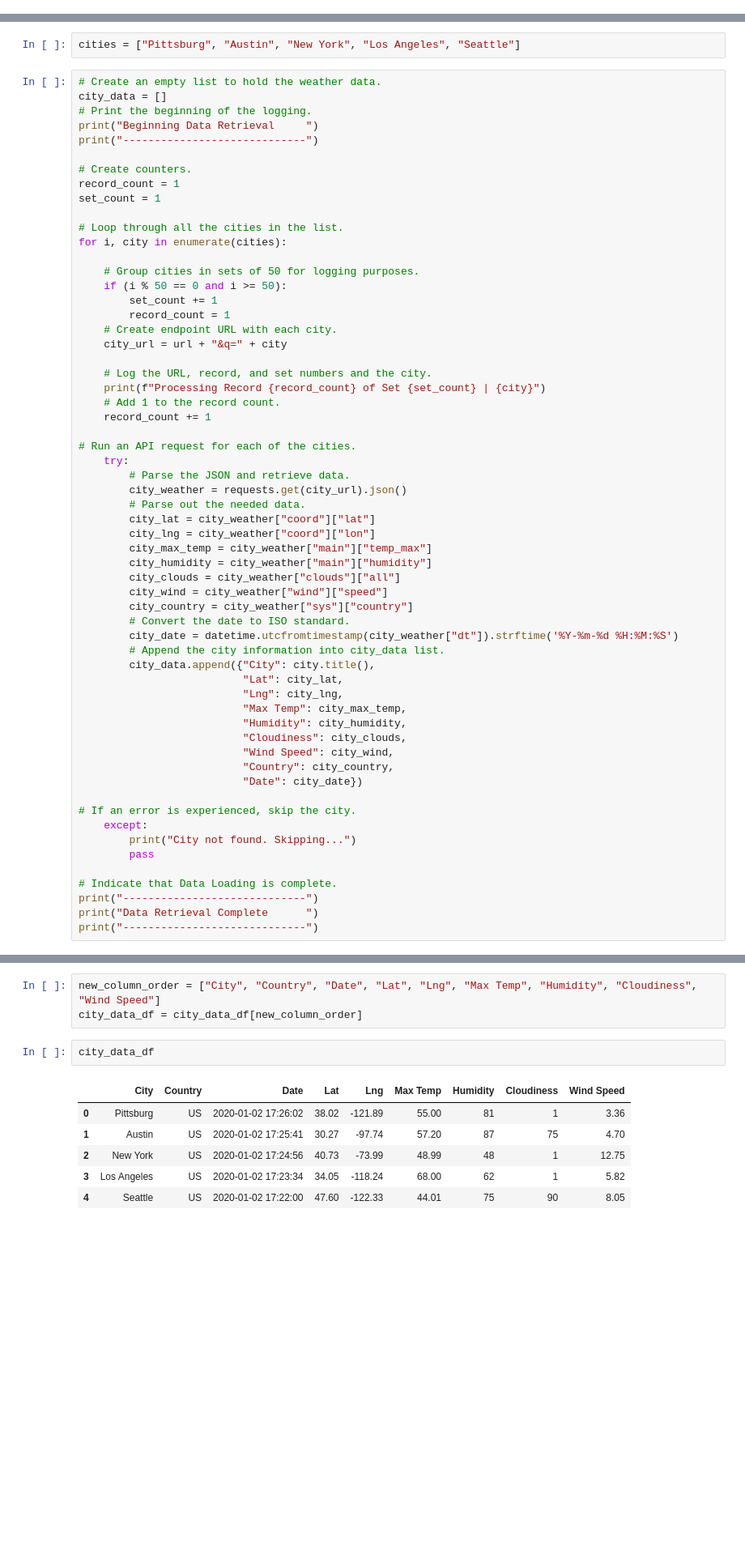
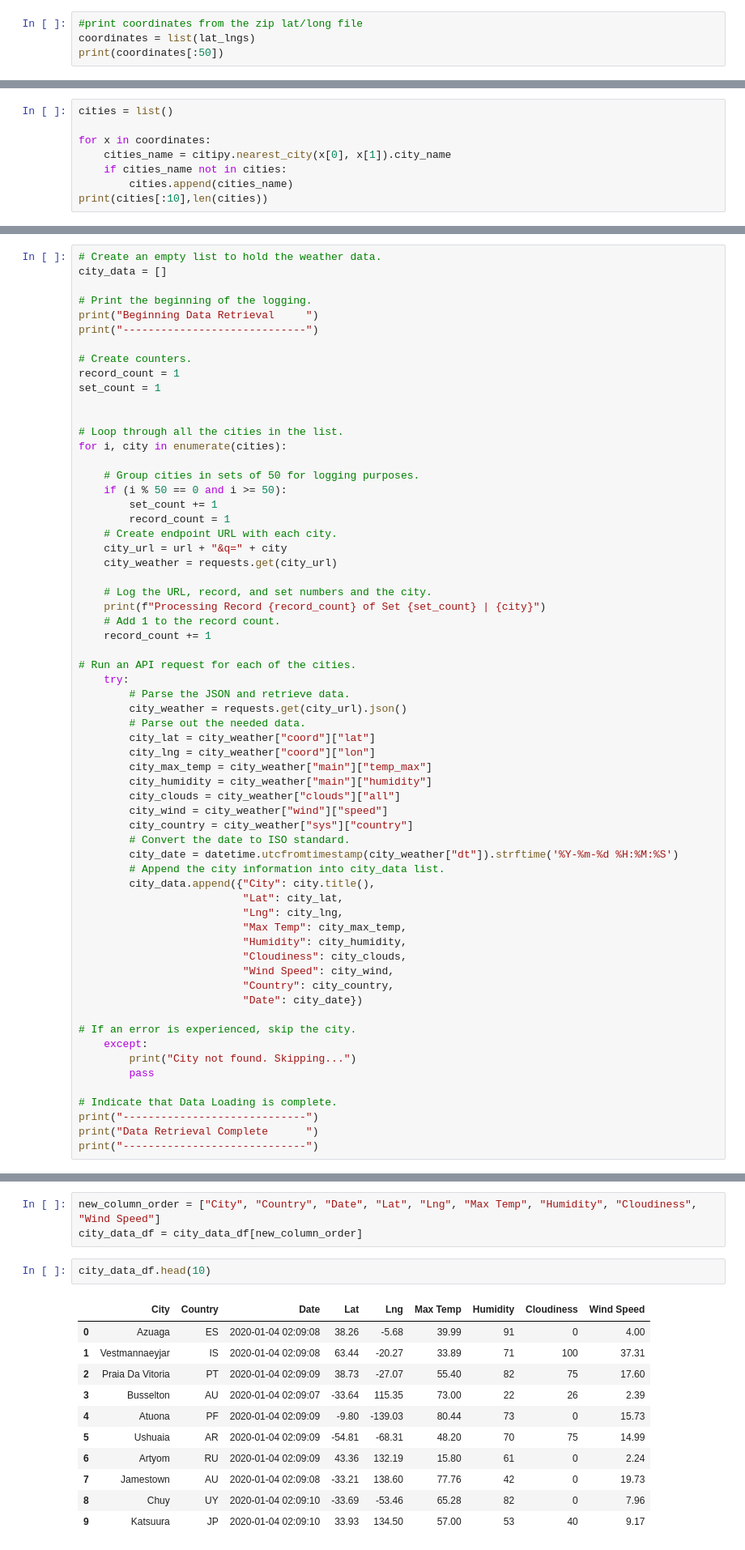
Before and after one commit to shaile09/World_Weather_Analysis, a Jupyter notebook: WeatherPy.ipynb, the cells around one changed output, grey strips where cells are left out. Shown at 81% size. Saved outputs shown, nothing was run; the diff lists cells and outputs as text; blank space fills up the shorter version.

```diff
--- a/WeatherPy.ipynb
+++ b/WeatherPy.ipynb
@@ -19,0 +27,4 @@ from config import weather_api_key
+# %%
+#print coordinates from the zip lat/long file
+coordinates = list(lat_lngs)
+print(coordinates[:50])
@@ -19,0 +33,8 @@ from config import weather_api_key
+# %%
+cities = list()
+
+for x in coordinates:
+    cities_name = citipy.nearest_city(x[0], x[1]).city_name
+    if cities_name not in cities:
+        cities.append(cities_name)
+print(cities[:10],len(cities))
@@ -29,8 +49,7 @@ from datetime import datetime
-# %%
-cities = ["Pittsburg", "Austin", "New York", "Los Angeles", "Seattle"]
 # %%
 # Create an empty list to hold the weather data.
 city_data = []
+
 # Print the beginning of the logging.
 print("Beginning Data Retrieval     ")
 print("-----------------------------")
@@ -38,6 +57,7 @@ print("-----------------------------")
 # Create counters.
 record_count = 1
 set_count = 1
+
 
 # Loop through all the cities in the list.
 for i, city in enumerate(cities):
@@ -48,6 +68,7 @@ for i, city in enumerate(cities):
         record_count = 1
     # Create endpoint URL with each city.
     city_url = url + "&q=" + city
+    city_weather = requests.get(city_url)
 
     # Log the URL, record, and set numbers and the city.
     print(f"Processing Record {record_count} of Set {set_count} | {city}")
@@ -114,14 +147,19 @@ city_data_df.head(10)
 new_column_order = ["City", "Country", "Date", "Lat", "Lng", "Max Temp", "Humidity", "Cloudiness", "Wind Speed"]
 city_data_df = city_data_df[new_column_order]
 # %%
-city_data_df
+city_data_df.head(10)
 # %% [output]
 |  | City | Country | Date | Lat | Lng | Max Temp | Humidity | Cloudiness | Wind Speed |
-| 0 | Pittsburg | US | 2020-01-02 17:26:02 | 38.02 | -121.89 | 55.00 | 81 | 1 | 3.36 |
-| 1 | Austin | US | 2020-01-02 17:25:41 | 30.27 | -97.74 | 57.20 | 87 | 75 | 4.70 |
-| 2 | New York | US | 2020-01-02 17:24:56 | 40.73 | -73.99 | 48.99 | 48 | 1 | 12.75 |
-| 3 | Los Angeles | US | 2020-01-02 17:23:34 | 34.05 | -118.24 | 68.00 | 62 | 1 | 5.82 |
-| 4 | Seattle | US | 2020-01-02 17:22:00 | 47.60 | -122.33 | 44.01 | 75 | 90 | 8.05 |
+| 0 | Azuaga | ES | 2020-01-04 02:09:08 | 38.26 | -5.68 | 39.99 | 91 | 0 | 4.00 |
+| 1 | Vestmannaeyjar | IS | 2020-01-04 02:09:08 | 63.44 | -20.27 | 33.89 | 71 | 100 | 37.31 |
+| 2 | Praia Da Vitoria | PT | 2020-01-04 02:09:09 | 38.73 | -27.07 | 55.40 | 82 | 75 | 17.60 |
+| 3 | Busselton | AU | 2020-01-04 02:09:07 | -33.64 | 115.35 | 73.00 | 22 | 26 | 2.39 |
+| 4 | Atuona | PF | 2020-01-04 02:09:09 | -9.80 | -139.03 | 80.44 | 73 | 0 | 15.73 |
+| 5 | Ushuaia | AR | 2020-01-04 02:09:09 | -54.81 | -68.31 | 48.20 | 70 | 75 | 14.99 |
+| 6 | Artyom | RU | 2020-01-04 02:09:09 | 43.36 | 132.19 | 15.80 | 61 | 0 | 2.24 |
+| 7 | Jamestown | AU | 2020-01-04 02:09:08 | -33.21 | 138.60 | 77.76 | 42 | 0 | 19.73 |
+| 8 | Chuy | UY | 2020-01-04 02:09:10 | -33.69 | -53.46 | 65.28 | 82 | 0 | 7.96 |
+| 9 | Katsuura | JP | 2020-01-04 02:09:10 | 33.93 | 134.50 | 57.00 | 53 | 40 | 9.17 |
 # %%
 # Create the output file (CSV).
 output_data_file = "weather_data/cities.csv"
```
Also changed, not shown: parts of 27 cells of this notebook, 14 other files.
